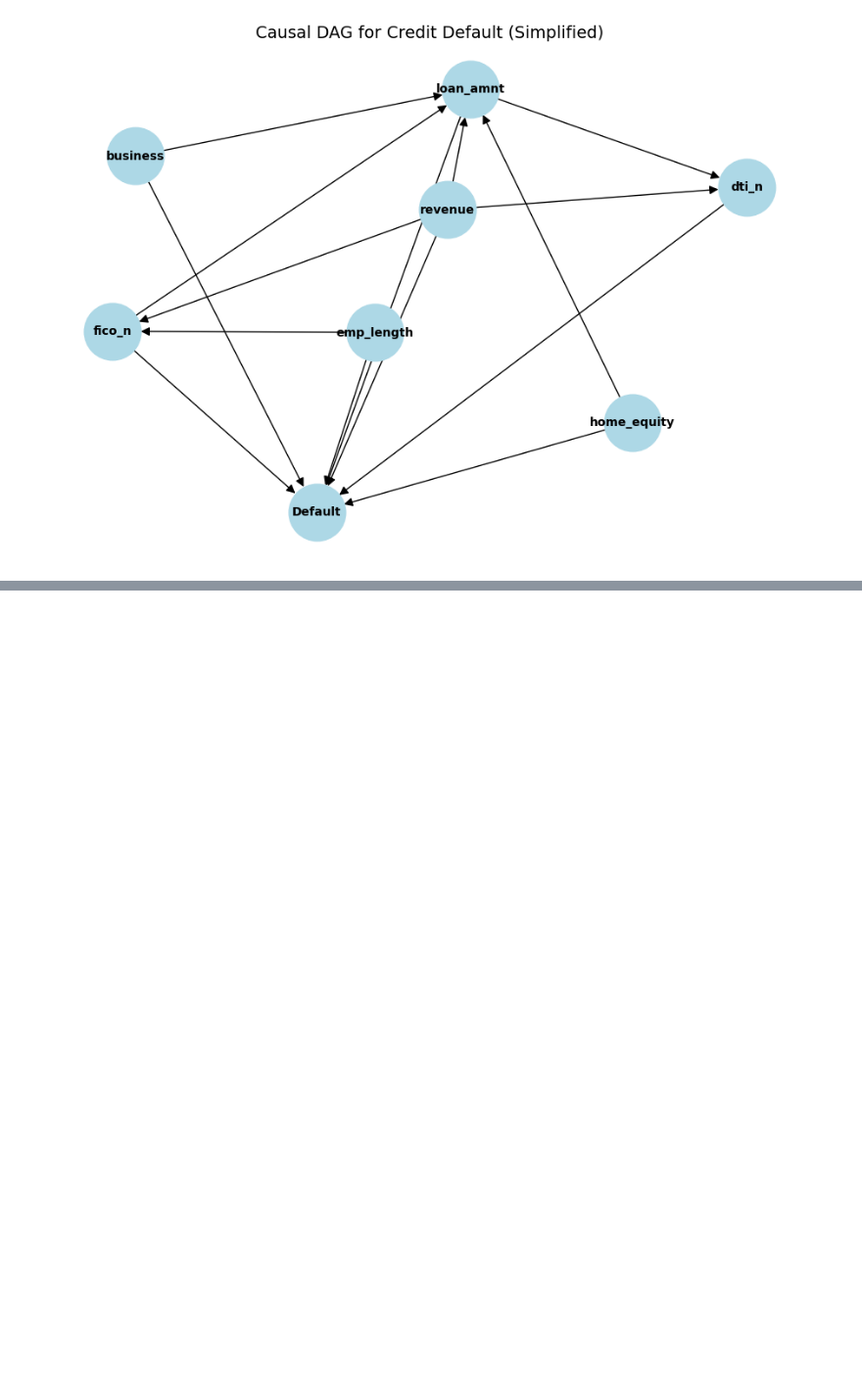
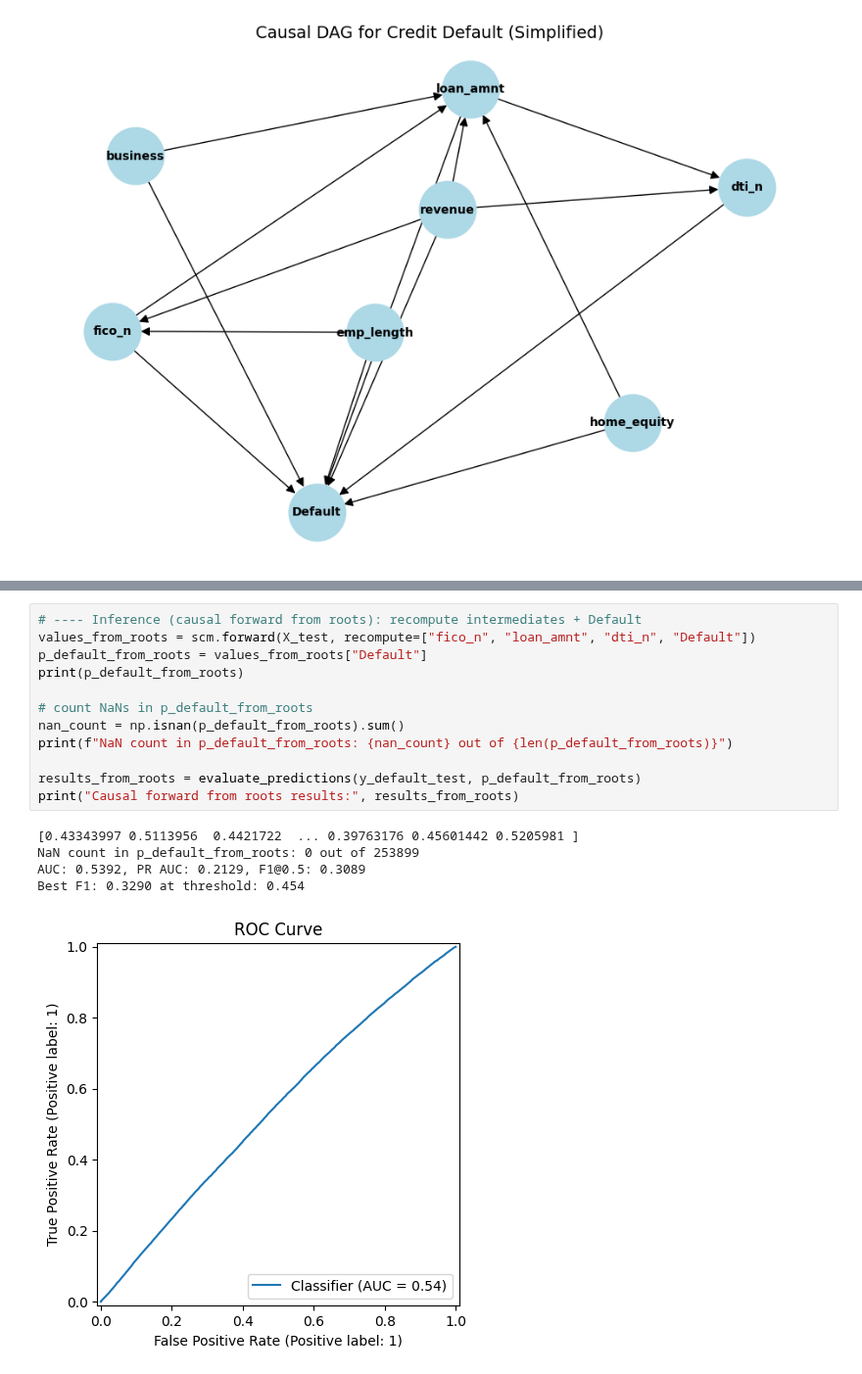
Before and after one commit to MSCA-DN-Digital-Finance/WP3_eXplainable_and_Fair_AI, a Jupyter notebook: IRP1/Code/xai_project/251014_scm.ipynb, the cells around one changed output, grey strips where cells are left out. Shown at 98% size. Cells and saved outputs as stored; diff of their text form; blank space fills up the shorter version.

```diff
--- a/IRP1/Code/xai_project/251014_scm.ipynb
+++ b/IRP1/Code/xai_project/251014_scm.ipynb
@@ -87,0 +634,18 @@ plt.show()
+# %%
+# ---- Inference (causal forward from roots): recompute intermediates + Default
+values_from_roots = scm.forward(X_test, recompute=["fico_n", "loan_amnt", "dti_n", "Default"])
+p_default_from_roots = values_from_roots["Default"]
+print(p_default_from_roots)
+
+# count NaNs in p_default_from_roots
+nan_count = np.isnan(p_default_from_roots).sum()
+print(f"NaN count in p_default_from_roots: {nan_count} out of {len(p_default_from_roots)}")
+
+results_from_roots = evaluate_predictions(y_default_test, p_default_from_roots)
+print("Causal forward from roots results:", results_from_roots)
+# %% [output]
+[0.43343997 0.5113956  0.4421722  ... 0.39763176 0.45601442 0.5205981 ]
+NaN count in p_default_from_roots: 0 out of 253899
+AUC: 0.5392, PR AUC: 0.2129, F1@0.5: 0.3089
+Best F1: 0.3290 at threshold: 0.454
+[figure, added]
```
Also changed, not shown: parts of 15 cells of this notebook.
